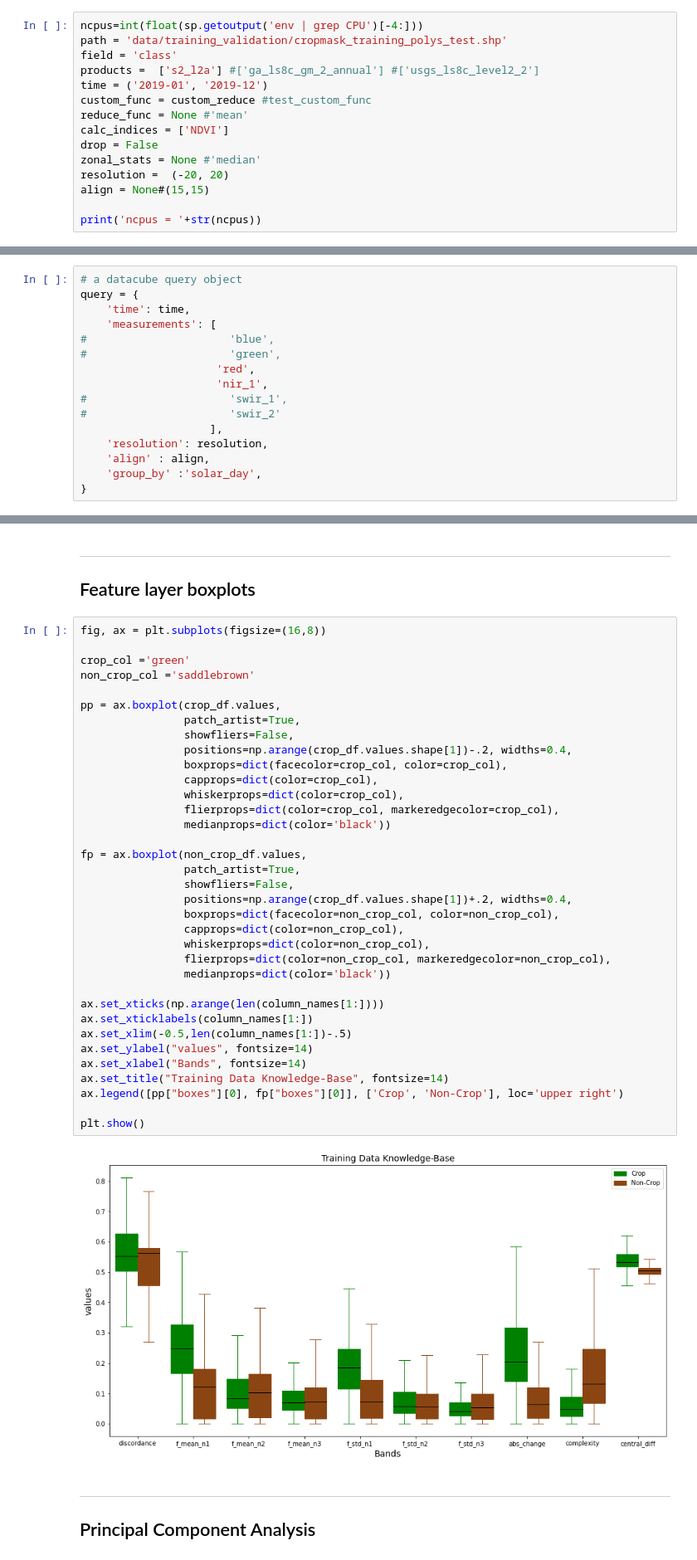
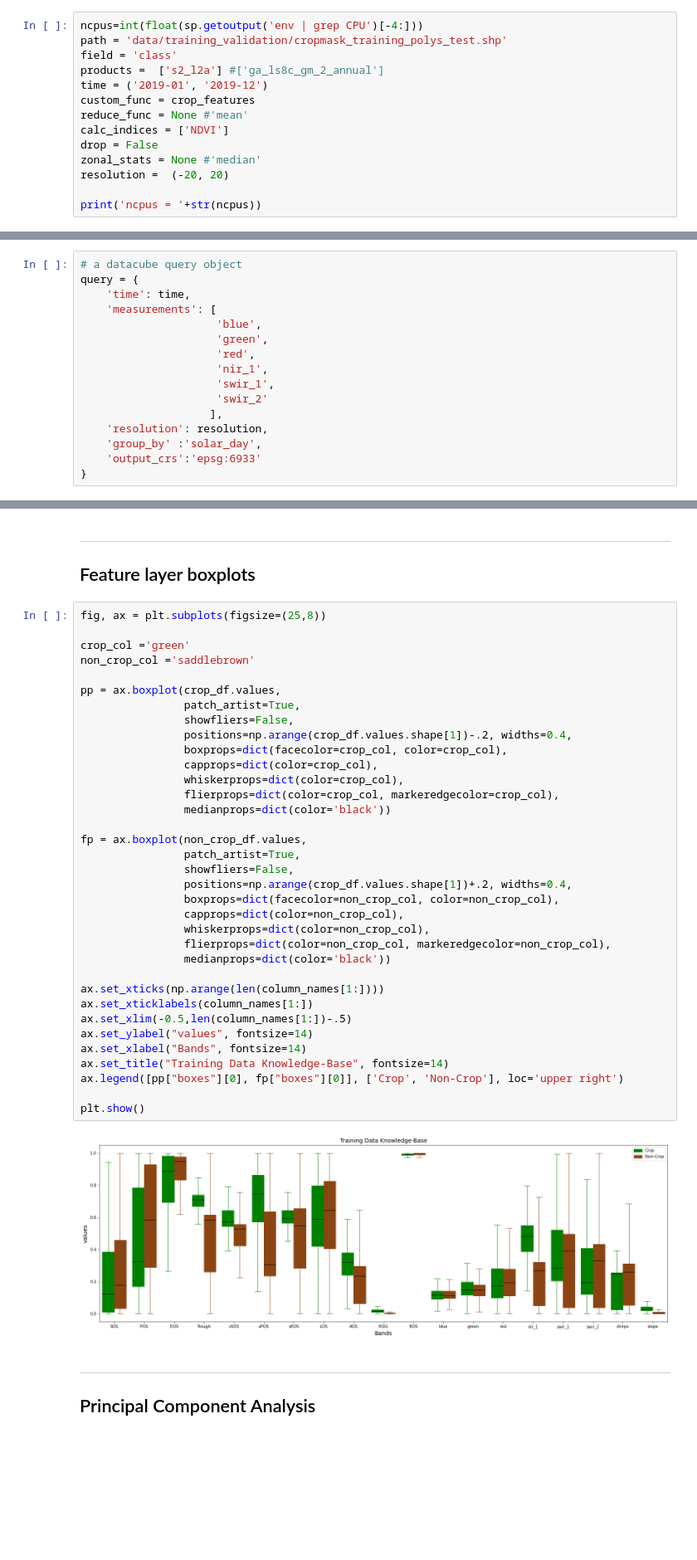
Before and after one commit to fivejjs/deafrica-sandbox-notebooks, a Jupyter notebook: crop_mask/TD_knowledge_base.ipynb, the cells around one changed output, grey strips where cells are left out. Shown at 83% size. Drawn from its saved outputs; the diff is of its cells as text; blank space fills up the shorter version.

```diff
--- a/crop_mask/TD_knowledge_base.ipynb
+++ b/crop_mask/TD_knowledge_base.ipynb
@@ -63,15 +42,14 @@ def custom_reduce(ds):
 ncpus=int(float(sp.getoutput('env | grep CPU')[-4:]))
 path = 'data/training_validation/cropmask_training_polys_test.shp'
 field = 'class'
-products =  ['s2_l2a'] #['ga_ls8c_gm_2_annual'] #['usgs_ls8c_level2_2']
+products =  ['s2_l2a'] #['ga_ls8c_gm_2_annual']
 time = ('2019-01', '2019-12')
-custom_func = custom_reduce #test_custom_func
+custom_func = crop_features
 reduce_func = None #'mean'
 calc_indices = ['NDVI']
 drop = False
 zonal_stats = None #'median'
 resolution =  (-20, 20)
-align = None#(15,15)
 
 print('ncpus = '+str(ncpus))
 # %% [output]
@@ -89,16 +67,16 @@ input_data = gpd.read_file(path).to_crs('epsg:4326')
 query = {
     'time': time,
     'measurements': [
-#                      'blue',
-#                      'green',
+                     'blue',
+                     'green',
                      'red',
                      'nir_1',
-#                      'swir_1',
-#                      'swir_2'
+                     'swir_1',
+                     'swir_2'
                     ],
     'resolution': resolution,
-    'align' : align,
     'group_by' :'solar_day',
+    'output_crs':'epsg:6933'
 }
 # %%
 %%time
@@ -147,7 +117,7 @@ non_crop_df = (non_crop_df-non_crop_df.min())/(non_crop_df.max()-non_crop_df.min
 ---
 ## Feature layer boxplots
 # %%
-fig, ax = plt.subplots(figsize=(16,8))
+fig, ax = plt.subplots(figsize=(25,8))
 
 crop_col ='green'
 non_crop_col ='saddlebrown'
@@ -155,34 +125,34 @@ non_crop_col ='saddlebrown'
 pp = ax.boxplot(crop_df.values,
                 patch_artist=True,
                 showfliers=False,
                 positions=np.arange(crop_df.values.shape[1])-.2, widths=0.4,
                 boxprops=dict(facecolor=crop_col, color=crop_col),
                 capprops=dict(color=crop_col),
                 whiskerprops=dict(color=crop_col),
                 flierprops=dict(color=crop_col, markeredgecolor=crop_col),
                 medianprops=dict(color='black'))
 
 fp = ax.boxplot(non_crop_df.values,
                 patch_artist=True,
                 showfliers=False,
                 positions=np.arange(crop_df.values.shape[1])+.2, widths=0.4,
                 boxprops=dict(facecolor=non_crop_col, color=non_crop_col),
                 capprops=dict(color=non_crop_col),
                 whiskerprops=dict(color=non_crop_col),
                 flierprops=dict(color=non_crop_col, markeredgecolor=non_crop_col),
                 medianprops=dict(color='black'))
 
 ax.set_xticks(np.arange(len(column_names[1:])))
 ax.set_xticklabels(column_names[1:])
 ax.set_xlim(-0.5,len(column_names[1:])-.5)
 ax.set_ylabel("values", fontsize=14)
 ax.set_xlabel("Bands", fontsize=14)
 ax.set_title("Training Data Knowledge-Base", fontsize=14)
 ax.legend([pp["boxes"][0], fp["boxes"][0]], ['Crop', 'Non-Crop'], loc='upper right')
 
 plt.show()
 # %% [output]
-[figure, old version]
+[figure, new version]
 # %% [markdown]
 ---
 ## Principal Component Analysis
```
Also changed, not shown: parts of 8 cells of this notebook, 3 other files.
